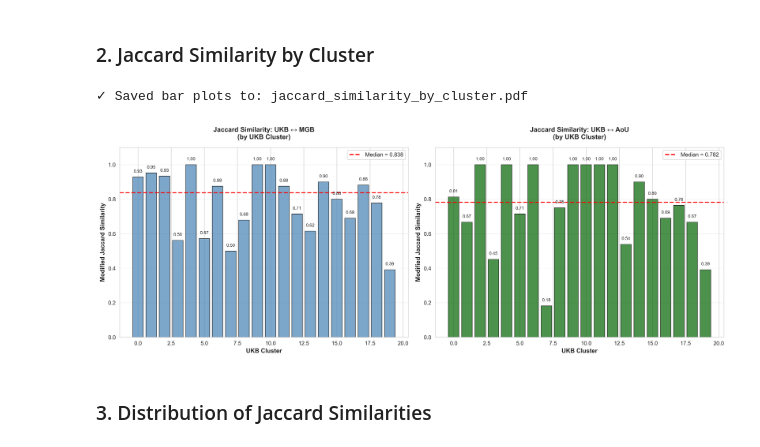
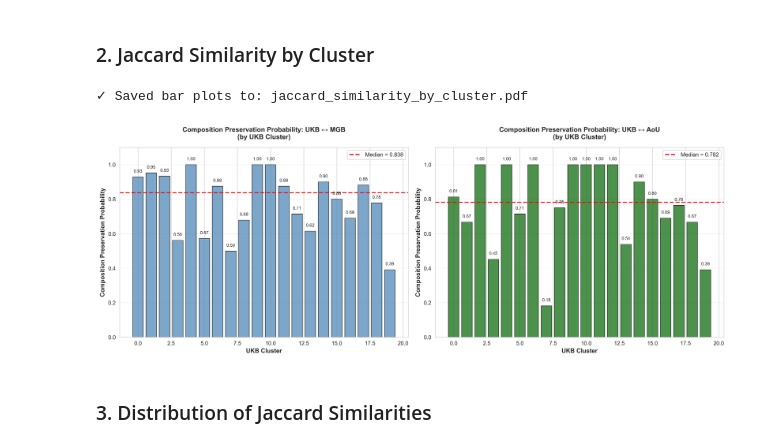
Before and after one commit to surbut/aladynoulli2, a Jupyter notebook: pyScripts/dec_6_revision/new_notebooks/reviewer_responses/notebooks/R3/R3_Cross_Cohort_Similarity.ipynb, the cells around one changed output. Cells and saved outputs as stored; diff of their text form; code cells hidden in the pictures.

```diff
--- a/pyScripts/dec_6_revision/new_notebooks/reviewer_responses/notebooks/R3/R3_Cross_Cohort_Similarity.ipynb
+++ b/pyScripts/dec_6_revision/new_notebooks/reviewer_responses/notebooks/R3/R3_Cross_Cohort_Similarity.ipynb
@@ -373,8 +373,8 @@ bars1 = ax1.bar(ukb_clusters_mgb, jaccard_values_mgb,
 ax1.axhline(y=median_mgb, color='red', linestyle='--', linewidth=2,
             label=f'Median = {median_mgb:.3f}')
 ax1.set_xlabel('UKB Cluster', fontsize=11, fontweight='bold')
-ax1.set_ylabel('Modified Jaccard Similarity', fontsize=11, fontweight='bold')
-ax1.set_title('Jaccard Similarity: UKB ↔ MGB\n(by UKB Cluster)',
+ax1.set_ylabel('Composition Preservation Probability', fontsize=11, fontweight='bold')
+ax1.set_title('Composition Preservation Probability: UKB ↔ MGB\n(by UKB Cluster)',
               fontsize=12, fontweight='bold', pad=15)
 ax1.set_ylim([0, 1.1])
 ax1.legend(fontsize=10)
@@ -385,36 +385,36 @@ for i, (bar, val) in enumerate(zip(bars1, jaccard_values_mgb)):
     height = bar.get_height()
     ax1.text(bar.get_x() + bar.get_width()/2., height + 0.02,
              f'{val:.2f}', ha='center', va='bottom', fontsize=8)
 
 # UKB vs AoU
 bars2 = ax2.bar(ukb_clusters_aou, jaccard_values_aou,
                 color='darkgreen', alpha=0.7, edgecolor='black', linewidth=1)
 ax2.axhline(y=median_aou, color='red', linestyle='--', linewidth=2,
             label=f'Median = {median_aou:.3f}')
 ax2.set_xlabel('UKB Cluster', fontsize=11, fontweight='bold')
-ax2.set_ylabel('Modified Jaccard Similarity', fontsize=11, fontweight='bold')
-ax2.set_title('Jaccard Similarity: UKB ↔ AoU\n(by UKB Cluster)',
+ax2.set_ylabel('Composition Preservation Probability', fontsize=11, fontweight='bold')
+ax2.set_title('Composition Preservation Probability: UKB ↔ AoU\n(by UKB Cluster)',
               fontsize=12, fontweight='bold', pad=15)
 ax2.set_ylim([0, 1.1])
 ax2.legend(fontsize=10)
 ax2.grid(True, alpha=0.3, axis='y')
 
 # Add value labels on bars
 for i, (bar, val) in enumerate(zip(bars2, jaccard_values_aou)):
     height = bar.get_height()
     ax2.text(bar.get_x() + bar.get_width()/2., height + 0.02,
              f'{val:.2f}', ha='center', va='bottom', fontsize=8)
 
 plt.tight_layout()
 plt.savefig(OUTPUT_DIR / 'jaccard_similarity_by_cluster.pdf',
             dpi=300, bbox_inches='tight')
 plt.savefig(OUTPUT_DIR / 'jaccard_similarity_by_cluster.png',
             dpi=300, bbox_inches='tight')
 print(f"✓ Saved bar plots to: {OUTPUT_DIR / 'jaccard_similarity_by_cluster.pdf'}")
 plt.show()
 # %% [output]
 ✓ Saved bar plots to: jaccard_similarity_by_cluster.pdf
-[figure, old version]
+[figure, new version]
 # %% [markdown]
 ### 3. Distribution of Jaccard Similarities
 # %%
```
Also changed, not shown: parts of 1 cell of this notebook, 12 other files.
